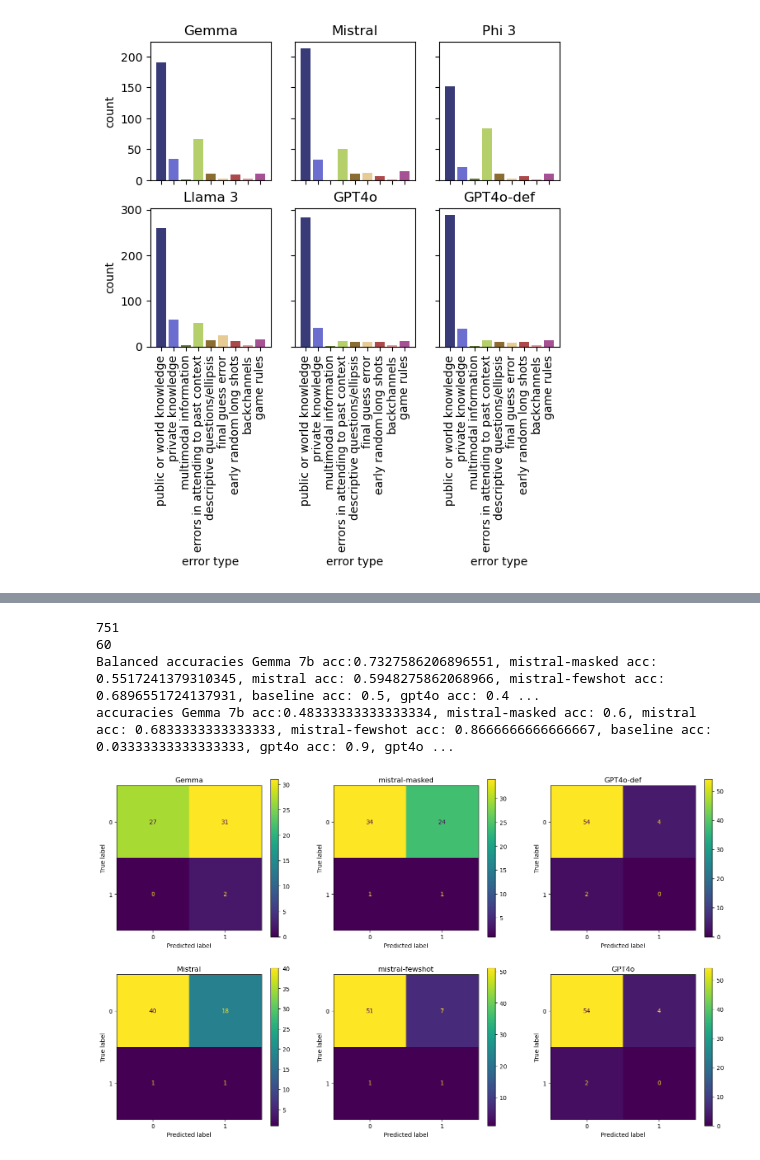
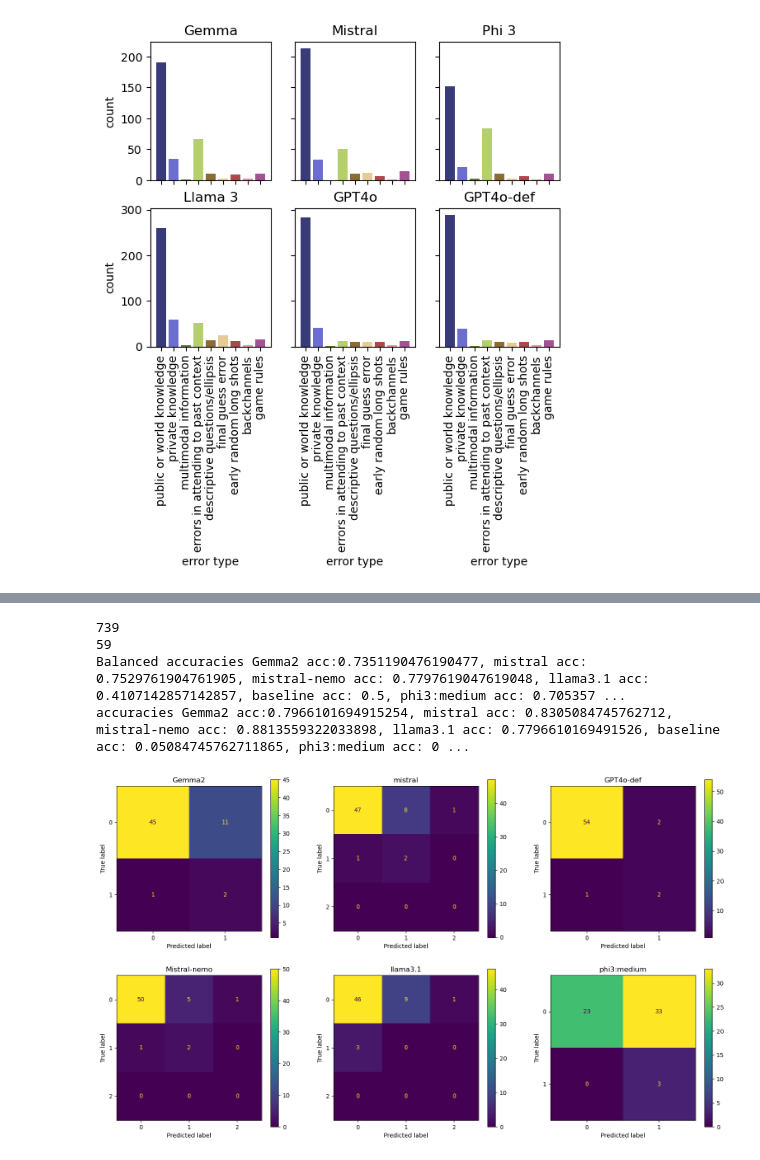
Before and after one commit to abhishek-agrawal94/common-ground, a Jupyter notebook: stats.ipynb, the cells around one changed output, grey strips where cells are left out. Cells and saved outputs as stored; diff of their text form; code cells hidden in the pictures.

```diff
--- a/stats.ipynb
+++ b/stats.ipynb
@@ -492,7 +259,7 @@ error_dict = {
 
 
 csv_files = glob("data/prompts/*.csv")
-df_concat = pd.concat([pd.read_csv(f, delimiter=';') for f in csv_files], ignore_index=True)
+df_concat = pd.concat([pd.read_csv(f) for f in csv_files], ignore_index=True)
 df_concat = df_concat[~df_concat["guesser_type"].isna()]
 #print(df_concat["guesser_type"].unique())
 
@@ -500,11 +267,14 @@ df_concat["guesser_type"] = df_concat["guesser_type"].apply(lambda x: x.strip())
 df_child_guess = df_concat[df_concat["guesser_type"]=="child"]
 
 
-df_child_guess = df_child_guess[~df_child_guess["is_valid"].isna()]
+df_child_guess = df_child_guess[~df_child_guess["agreement"].isna()]
 #print(len(df_child_guess))
-df_child_guess = df_child_guess[df_child_guess["is_valid"] != df_child_guess["gpt4o"]]
+df_child_guess = df_child_guess[df_child_guess["agreement"] != df_child_guess["gpt4o:def-replaced"]]
 df_child_guess["error_type"] = df_child_guess["error_type"].apply(lambda x: x.split(","))
 df_child_guess["error_type"] = df_child_guess["error_type"].apply(lambda x: [item.strip() for item in x])
+
+print(len(df_child_guess))
+print(df_child_guess["error_type"].value_counts())
 
 
 # Get the count of each individual number
@@ -516,23 +286,25 @@ for item, count in number_counts.items():
     y.append(count)
     labels.append(error_dict[item])
 
+x, y, labels = x[:2], y[:2], labels[:2]
 
 #print(number_counts)
 
 fig, ax = plt.subplots()
 
-num_colors = len(number_counts)
+num_colors = len(x)
 cm = plt.get_cmap('tab20b')
 
-fig = plt.figure()
+#fig = plt.figure()
 colors = [cm(1.*i/num_colors) for i in range(num_colors)]
 
 ax.bar(x, y, label=labels, color=colors)
 
 ax.set_ylabel('counts')
 ax.set_xlabel('error type')
-ax.set_title('Types of errors for gpt4o')
+ax.set_title('Types of errors for GPT-4o')
 ax.legend(title='error labels')
+fig.savefig("data/results/dual_error_analysis_gpt4o_def_replaced.png")
 
 plt.show()
 # %% [output]
@@ -617,66 +343,66 @@ df_child_guess = df_concat[df_concat["guesser_type"]=="child"]
 #result = df_child_guess[df_child_guess['is_valid'].notnull() & df_child_guess['llama3'].isnull()]
 #print(result)
 
-df_child_guess = df_child_guess[~df_child_guess["is_valid"].isna()]
+df_child_guess = df_child_guess[~df_child_guess["agreement"].isna()]
 print(len(df_child_guess))
 df_child_guess = df_child_guess[df_child_guess["initiate_repair"] == 1]
 #df_child_guess.groupby(["child_age"])["is_valid"].count()
 print(len(df_child_guess))
-baseline = [1]*len(df_child_guess["is_valid"])
+baseline = [1]*len(df_child_guess["agreement"])
 #print(f"Gemma 7b acc:{accuracy_score(df_child_guess["is_valid"], df_child_guess["gemma:7b"])}, Llama3 acc: {accuracy_score(df_child_guess["is_valid"], df_child_guess["llama3"])}, mistral acc: {accuracy_score(df_child_guess["is_valid"], df_child_guess["mistral"])}, phi 3 med acc: {accuracy_score(df_child_guess["is_valid"], df_child_guess["phi3:medium"])},")
-print("Balanced accuracies Gemma 7b acc:{}, mistral-masked acc: {}, mistral acc: {}, mistral-fewshot acc: {}, baseline acc: {}, gpt4o acc: {}, gpt4o-def acc: {}".format(balanced_accuracy_score(df_child_guess["is_valid"], df_child_guess["gemma:7b"]),balanced_accuracy_score(df_child_guess["is_valid"], df_child_guess["llama3"]), balanced_accuracy_score(df_child_guess["is_valid"], df_child_guess["mistral"]), balanced_accuracy_score(df_child_guess["is_valid"], df_child_guess["mistral-fewshot"]), balanced_accuracy_score(df_child_guess["is_valid"], baseline), balanced_accuracy_score(df_child_guess["is_valid"], df_child_guess["gpt4o"]), balanced_accuracy_score(df_child_guess["is_valid"], df_child_guess["gpt4o:def"])))
-print("accuracies Gemma 7b acc:{}, mistral-masked acc: {}, mistral acc: {}, mistral-fewshot acc: {}, baseline acc: {}, gpt4o acc: {}, gpt4o-def acc: {}".format(accuracy_score(df_child_guess["is_valid"], df_child_guess["gemma:7b"]),accuracy_score(df_child_guess["is_valid"], df_child_guess["llama3"]), accuracy_score(df_child_guess["is_valid"], df_child_guess["mistral"]), accuracy_score(df_child_guess["is_valid"], df_child_guess["mistral-fewshot"]), accuracy_score(df_child_guess["is_valid"], baseline), accuracy_score(df_child_guess["is_valid"], df_child_guess["gpt4o"]), accuracy_score(df_child_guess["is_valid"], df_child_guess["gpt4o:def"])))
+print("Balanced accuracies Gemma2 acc:{}, mistral acc: {}, mistral-nemo acc: {}, llama3.1 acc: {}, baseline acc: {}, phi3:medium acc: {}, gpt4o-def acc: {}".format(balanced_accuracy_score(df_child_guess["agreement"], df_child_guess["gemma2-replaced"]),balanced_accuracy_score(df_child_guess["agreement"], df_child_guess["mistral-replaced"]), balanced_accuracy_score(df_child_guess["agreement"], df_child_guess["mistral-nemo-replaced"]), balanced_accuracy_score(df_child_guess["agreement"], df_child_guess["llama3.1-replaced"]), balanced_accuracy_score(df_child_guess["agreement"], baseline), balanced_accuracy_score(df_child_guess["agreement"], df_child_guess["phi3:medium-replaced"]), balanced_accuracy_score(df_child_guess["agreement"], df_child_guess["gpt4o:def-replaced"])))
+print("accuracies Gemma2 acc:{}, mistral acc: {}, mistral-nemo acc: {}, llama3.1 acc: {}, baseline acc: {}, phi3:medium acc: {}, gpt4o-def acc: {}".format(accuracy_score(df_child_guess["agreement"], df_child_guess["gemma2-replaced"]),accuracy_score(df_child_guess["agreement"], df_child_guess["mistral-replaced"]), accuracy_score(df_child_guess["agreement"], df_child_guess["mistral-nemo-replaced"]), accuracy_score(df_child_guess["agreement"], df_child_guess["llama3.1-replaced"]), accuracy_score(df_child_guess["agreement"], baseline), accuracy_score(df_child_guess["agreement"], df_child_guess["phi3:medium-replaced"]), accuracy_score(df_child_guess["agreement"], df_child_guess["gpt4o:def-replaced"])))
 
 fig, axs = plt.subplots(2,3)
 
-cm = confusion_matrix(df_child_guess["is_valid"], df_child_guess["gemma:7b"])
+cm = confusion_matrix(df_child_guess["agreement"], df_child_guess["gemma2-replaced"])
 ConfusionMatrixDisplay(confusion_matrix=cm).plot(ax=axs[0,0])
-axs[0, 0].set_title('Gemma')
+axs[0, 0].set_title('Gemma2')
 
-cm = confusion_matrix(df_child_guess["is_valid"], df_child_guess["mistral-masked"])
+cm = confusion_matrix(df_child_guess["agreement"], df_child_guess["mistral-replaced"])
 ConfusionMatrixDisplay(confusion_matrix=cm).plot(ax=axs[0,1])
-axs[0, 1].set_title('mistral-masked')
+axs[0, 1].set_title('mistral')
 
-cm = confusion_matrix(df_child_guess["is_valid"], df_child_guess["mistral"])
+cm = confusion_matrix(df_child_guess["agreement"], df_child_guess["mistral-nemo-replaced"])
 ConfusionMatrixDisplay(confusion_matrix=cm).plot(ax=axs[1,0])
-axs[1, 0].set_title('Mistral')
+axs[1, 0].set_title('Mistral-nemo')
 
-cm = confusion_matrix(df_child_guess["is_valid"], df_child_guess["mistral-fewshot"])
+cm = confusion_matrix(df_child_guess["agreement"], df_child_guess["llama3.1-replaced"])
 ConfusionMatrixDisplay(confusion_matrix=cm).plot(ax=axs[1,1])
-axs[1, 1].set_title('mistral-fewshot')
+axs[1, 1].set_title('llama3.1')
 
-cm = confusion_matrix(df_child_guess["is_valid"], df_child_guess["gpt4o:def"])
+cm = confusion_matrix(df_child_guess["agreement"], df_child_guess["gpt4o:def-replaced"])
 ConfusionMatrixDisplay(confusion_matrix=cm).plot(ax=axs[0,2])
 axs[0, 2].set_title('GPT4o-def')
 
-cm = confusion_matrix(df_child_guess["is_valid"], df_child_guess["gpt4o"])
+cm = confusion_matrix(df_child_guess["agreement"], df_child_guess["phi3:medium-replaced"])
 ConfusionMatrixDisplay(confusion_matrix=cm).plot(ax=axs[1,2])
-axs[1, 2].set_title('GPT4o')
+axs[1, 2].set_title('phi3:medium')
 fig.set_size_inches(18.5, 10.5)
 #plt.figure(figsize=(20, 6), dpi=80)
 
 plt.show()
 
 #print(df_concat["file_id"].unique())
 #df_2 = df_concat[df_concat["file_id"] == "ID_2"]
 
 #df_concat = df_concat[df_concat["is_valid"] == 0]
 #df_concat["guesser_type"] = df_concat["guesser_type"].apply(lambda x: x.strip())
 
 #print(len(df_concat))
 
 
 #df_parent_guess = df_concat[df_concat["guesser_type"]=="parent"]
 #print(df_parent_guess["file_id"].unique())
 #print(df_child_guess, df_parent_guess)
 
 #df_parent_guess.groupby(["child_age", "file_id"])["is_valid"].count()
 # %% [output]
-751
-60
-Balanced accuracies Gemma 7b acc:0.7327586206896551, mistral-masked acc: 0.5517241379310345, mistral acc: 0.5948275862068966, mistral-fewshot acc: 0.6896551724137931, baseline acc: 0.5, gpt4o acc: 0.4 ...
-accuracies Gemma 7b acc:0.48333333333333334, mistral-masked acc: 0.6, mistral acc: 0.6833333333333333, mistral-fewshot acc: 0.8666666666666667, baseline acc: 0.03333333333333333, gpt4o acc: 0.9, gpt4o ...
+739
+59
+Balanced accuracies Gemma2 acc:0.7351190476190477, mistral acc: 0.7529761904761905, mistral-nemo acc: 0.7797619047619048, llama3.1 acc: 0.4107142857142857, baseline acc: 0.5, phi3:medium acc: 0.705357 ...
+accuracies Gemma2 acc:0.7966101694915254, mistral acc: 0.8305084745762712, mistral-nemo acc: 0.8813559322033898, llama3.1 acc: 0.7796610169491526, baseline acc: 0.05084745762711865, phi3:medium acc: 0 ...
-[figure, old version]
+[figure, new version]
 # %%
 import pandas as pd
 from glob import glob
```
Also changed, not shown: parts of 13 cells of this notebook, 1 other file.
